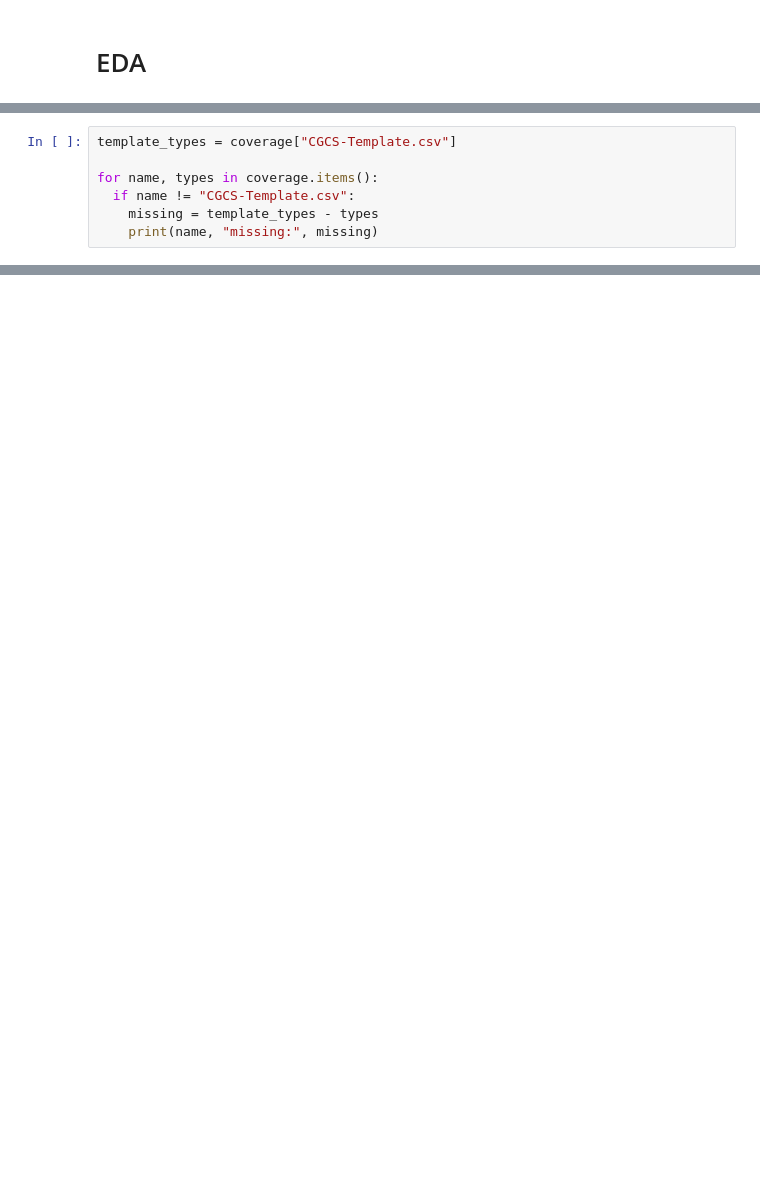
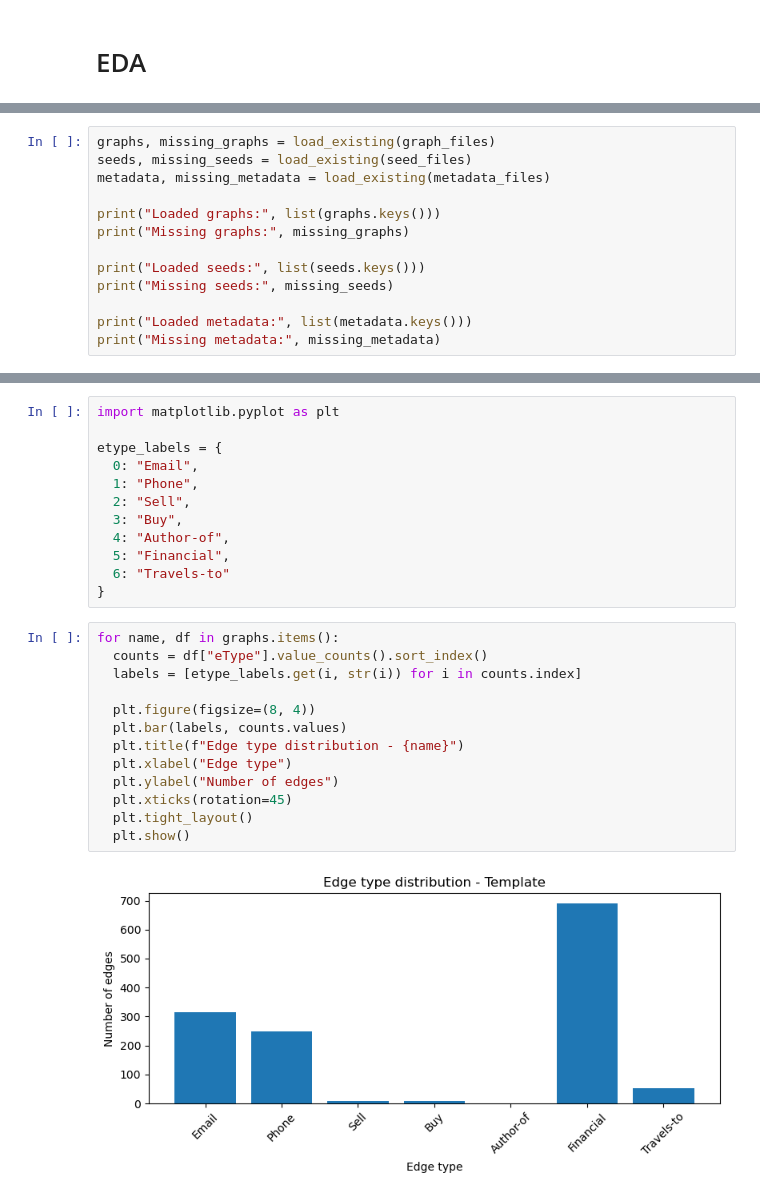
Before and after one commit to Snah-s/data_vis_p1, a Jupyter notebook: src/eda.ipynb, the cells around one changed output, grey strips where cells are left out. Drawn from its saved outputs; the diff is of its cells as text; blank space fills up the shorter version.

```diff
--- a/src/eda.ipynb
+++ b/src/eda.ipynb
@@ -506,7 +190,0 @@ coverage
-# %%
-template_types = coverage["CGCS-Template.csv"]
-
-for name, types in coverage.items():
-  if name != "CGCS-Template.csv":
-    missing = template_types - types
-    print(name, "missing:", missing)
@@ -664,0 +230,13 @@ distances
+# %%
+graphs, missing_graphs = load_existing(graph_files)
+seeds, missing_seeds = load_existing(seed_files)
+metadata, missing_metadata = load_existing(metadata_files)
+
+print("Loaded graphs:", list(graphs.keys()))
+print("Missing graphs:", missing_graphs)
+
+print("Loaded seeds:", list(seeds.keys()))
+print("Missing seeds:", missing_seeds)
+
+print("Loaded metadata:", list(metadata.keys()))
+print("Missing metadata:", missing_metadata)
@@ -664,0 +295,27 @@ distances
+# %%
+import matplotlib.pyplot as plt
+
+etype_labels = {
+  0: "Email",
+  1: "Phone",
+  2: "Sell",
+  3: "Buy",
+  4: "Author-of",
+  5: "Financial",
+  6: "Travels-to"
+}
+# %%
+for name, df in graphs.items():
+  counts = df["eType"].value_counts().sort_index()
+  labels = [etype_labels.get(i, str(i)) for i in counts.index]
+
+  plt.figure(figsize=(8, 4))
+  plt.bar(labels, counts.values)
+  plt.title(f"Edge type distribution - {name}")
+  plt.xlabel("Edge type")
+  plt.ylabel("Number of edges")
+  plt.xticks(rotation=45)
+  plt.tight_layout()
+  plt.show()
+# %% [output]
+[figure, added]
```
Also changed, not shown: parts of 77 cells of this notebook.
